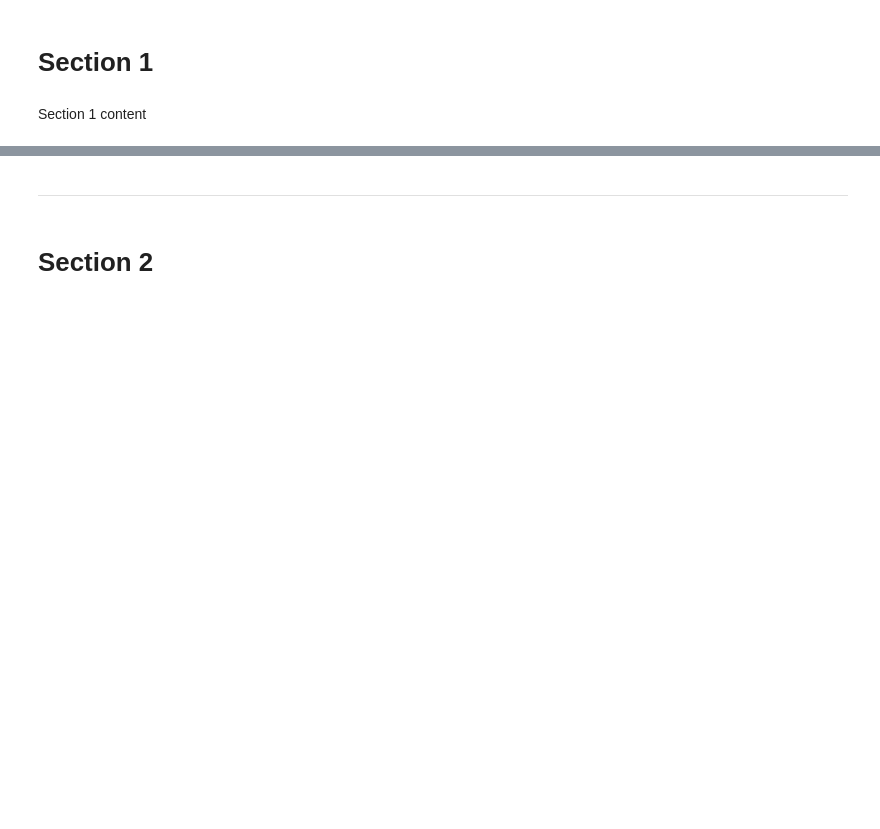
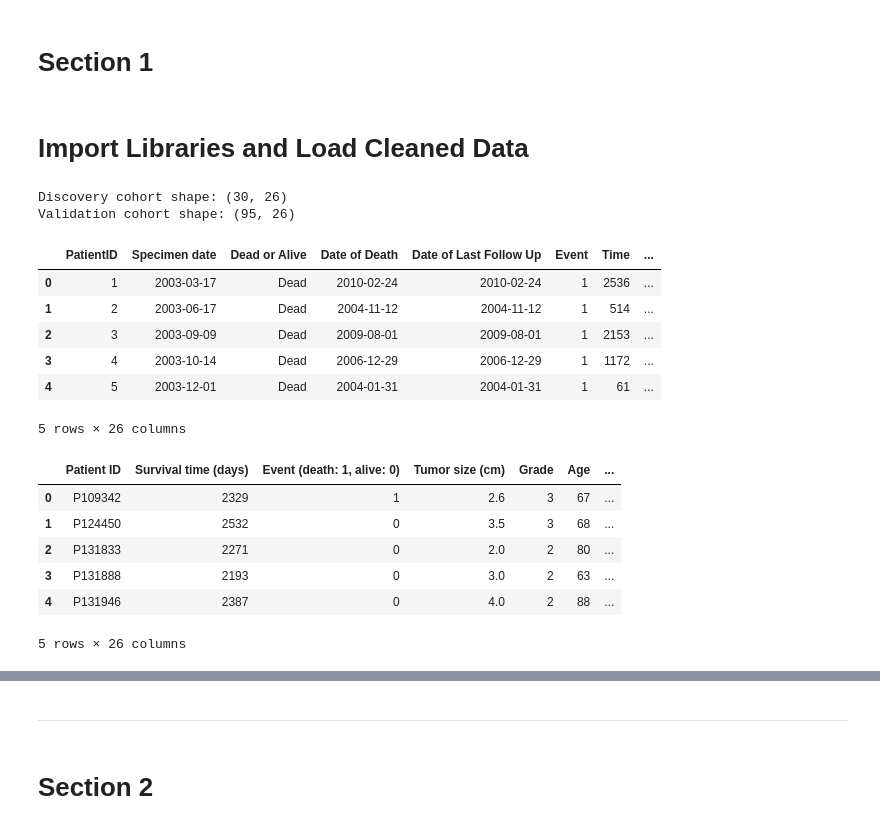
Before and after one commit to Petal-DA/clinical-survival-analysis, a Jupyter notebook: jupyter_notebooks/3_modeling.ipynb, the cells around one changed output, grey strips where cells are left out. Saved outputs shown, nothing was run; the diff lists cells and outputs as text; code cells hidden in the pictures; blank space fills up the shorter version.

```diff
--- a/jupyter_notebooks/3_modeling.ipynb
+++ b/jupyter_notebooks/3_modeling.ipynb
@@ -44,4 +57,42 @@ current_dir
 # %% [markdown]
 # Section 1
-# %% [markdown]
-Section 1 content
+# %% [markdown]
+# Import Libraries and Load Cleaned Data
+# %%
+# 1. Load libraries
+import pandas as pd
+import numpy as np
+from sklearn.model_selection import train_test_split
+from sklearn.linear_model import LogisticRegression
+from sklearn.linear_model import LinearRegression
+from sklearn.metrics import accuracy_score, confusion_matrix, roc_auc_score, roc_curve
+import matplotlib.pyplot as plt
+import seaborn as sns
+import plotly.express as px
+
+# 2. Load cleaned datasets
+discovery = pd.read_csv("data/cleaned/discovery_clean.csv")
+validation = pd.read_csv("data/cleaned/validation_clean.csv")
+
+# 3. Preview
+print("Discovery cohort shape:", discovery.shape)
+print("Validation cohort shape:", validation.shape)
+display(discovery.head())
+display(validation.head())
+# %% [output]
+Discovery cohort shape: (30, 26)
+Validation cohort shape: (95, 26)
+|  | PatientID | Specimen date | Dead or Alive | Date of Death | Date of Last Follow Up | Event | Time | ... |
+| 0 | 1 | 2003-03-17 | Dead | 2010-02-24 | 2010-02-24 | 1 | 2536 | ... |
+| 1 | 2 | 2003-06-17 | Dead | 2004-11-12 | 2004-11-12 | 1 | 514 | ... |
+| 2 | 3 | 2003-09-09 | Dead | 2009-08-01 | 2009-08-01 | 1 | 2153 | ... |
+| 3 | 4 | 2003-10-14 | Dead | 2006-12-29 | 2006-12-29 | 1 | 1172 | ... |
+| 4 | 5 | 2003-12-01 | Dead | 2004-01-31 | 2004-01-31 | 1 | 61 | ... |
+5 rows × 26 columns
+|  | Patient ID | Survival time (days) | Event (death: 1, alive: 0) | Tumor size (cm) | Grade | Age | ... |
+| 0 | P109342 | 2329 | 1 | 2.6 | 3 | 67 | ... |
+| 1 | P124450 | 2532 | 0 | 3.5 | 3 | 68 | ... |
+| 2 | P131833 | 2271 | 0 | 2.0 | 2 | 80 | ... |
+| 3 | P131888 | 2193 | 0 | 3.0 | 2 | 63 | ... |
+| 4 | P131946 | 2387 | 0 | 4.0 | 2 | 88 | ... |
+5 rows × 26 columns
```
Also changed, not shown: parts of 22 cells of this notebook.
